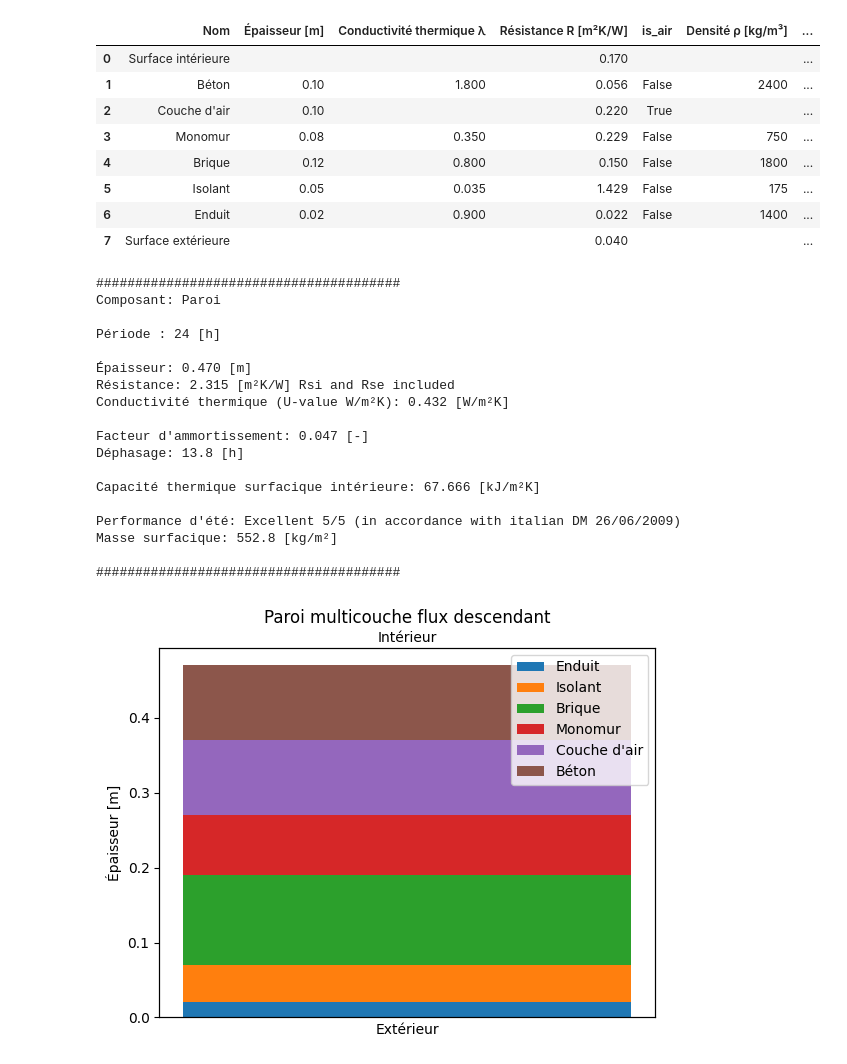
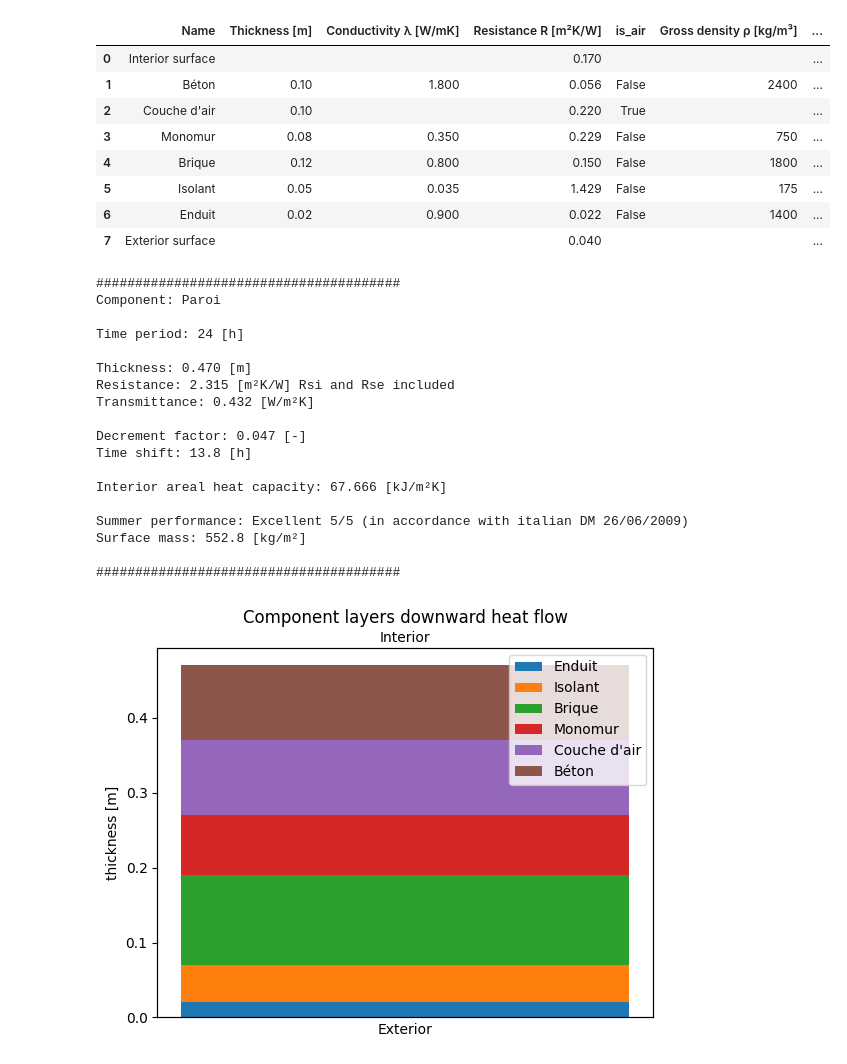
Before and after one commit to SimoneAragno/becalib, a Jupyter notebook: src/notebook_fr.ipynb, the cells around one changed output. Saved outputs shown, nothing was run; the diff lists cells and outputs as text; code cells hidden in the pictures.

```diff
--- a/src/notebook_fr.ipynb
+++ b/src/notebook_fr.ipynb
@@ -39,68 +39,69 @@ isolant  =  MaterialLayer(
     thickness=0.05, # m
     thermal_conductivity=0.035, # lambda W/mK
     specific_heat_capacity=840, # calore spec c J/kgK
     gross_density=175, # ro kg/mc
 
 )
 
 enduit  =  MaterialLayer(
     name="Enduit",
     thickness=0.02, # m
     thermal_conductivity=0.9, # lambda W/mK
     specific_heat_capacity=840, # calore spec c J/kgK
     gross_density=1400, # ro kg/mc
 
 )
 
 paroi = Component(name="Paroi",
                 layers=[
                 beton,
                 couche_air,
                 monomur,
                 brique,
                 isolant,
                 enduit ],
                 heat_flow_direction="Do",
-                language="fr"
+                language="en"
 
                 )
 
 paroi.get_layers_dataframe(data_type="st")
 # %% [output]
-|  | Nom | Épaisseur [m] | Conductivité thermique λ | Résistance R [m²K/W] | is_air | Densité ρ [kg/m³] | ... |
-| 0 | Surface intérieure |  |  | 0.170 |  |  | ... |
+|  | Name | Thickness [m] | Conductivity λ [W/mK] | Resistance R [m²K/W] | is_air | Gross density ρ [kg/m³] | ... |
+| 0 | Interior surface |  |  | 0.170 |  |  | ... |
 | 1 | Béton | 0.10 | 1.800 | 0.056 | False | 2400 | ... |
 | 2 | Couche d'air | 0.10 |  | 0.220 | True |  | ... |
 | 3 | Monomur | 0.08 | 0.350 | 0.229 | False | 750 | ... |
 | 4 | Brique | 0.12 | 0.800 | 0.150 | False | 1800 | ... |
 | 5 | Isolant | 0.05 | 0.035 | 1.429 | False | 175 | ... |
 | 6 | Enduit | 0.02 | 0.900 | 0.022 | False | 1400 | ... |
-| 7 | Surface extérieure |  |  | 0.040 |  |  | ... |
+| 7 | Exterior surface |  |  | 0.040 |  |  | ... |
 # %%
+
 print(paroi.get_summer_performance_key_values())
 # %% [output]
 #######################################
-Composant: Paroi
+Component: Paroi
 
-Période : 24 [h]
+Time period: 24 [h]
 
-Épaisseur: 0.470 [m]
-Résistance: 2.315 [m²K/W] Rsi and Rse included
-Conductivité thermique (U-value W/m²K): 0.432 [W/m²K]
+Thickness: 0.470 [m]
+Resistance: 2.315 [m²K/W] Rsi and Rse included
+Transmittance: 0.432 [W/m²K]
 
-Facteur d'ammortissement: 0.047 [-]
-Déphasage: 13.8 [h]
+Decrement factor: 0.047 [-]
+Time shift: 13.8 [h]
 
-Capacité thermique surfacique intérieure: 67.666 [kJ/m²K]
+Interior areal heat capacity: 67.666 [kJ/m²K]
 
-Performance d'été: Excellent 5/5 (in accordance with italian DM 26/06/2009)
-Masse surfacique: 552.8 [kg/m²]
+Summer performance: Excellent 5/5 (in accordance with italian DM 26/06/2009)
+Surface mass: 552.8 [kg/m²]
 
 #######################################
 # %%
 plt=paroi.get_component_layers_chart()
 # %% [output]
-[figure, old version]
+[figure, new version]
 # %%
 paroi.get_component_sinusoidal_wave_chart().show()
 # %% [output]
```
Also changed, not shown: parts of 1 cell of this notebook, 3 other files.
